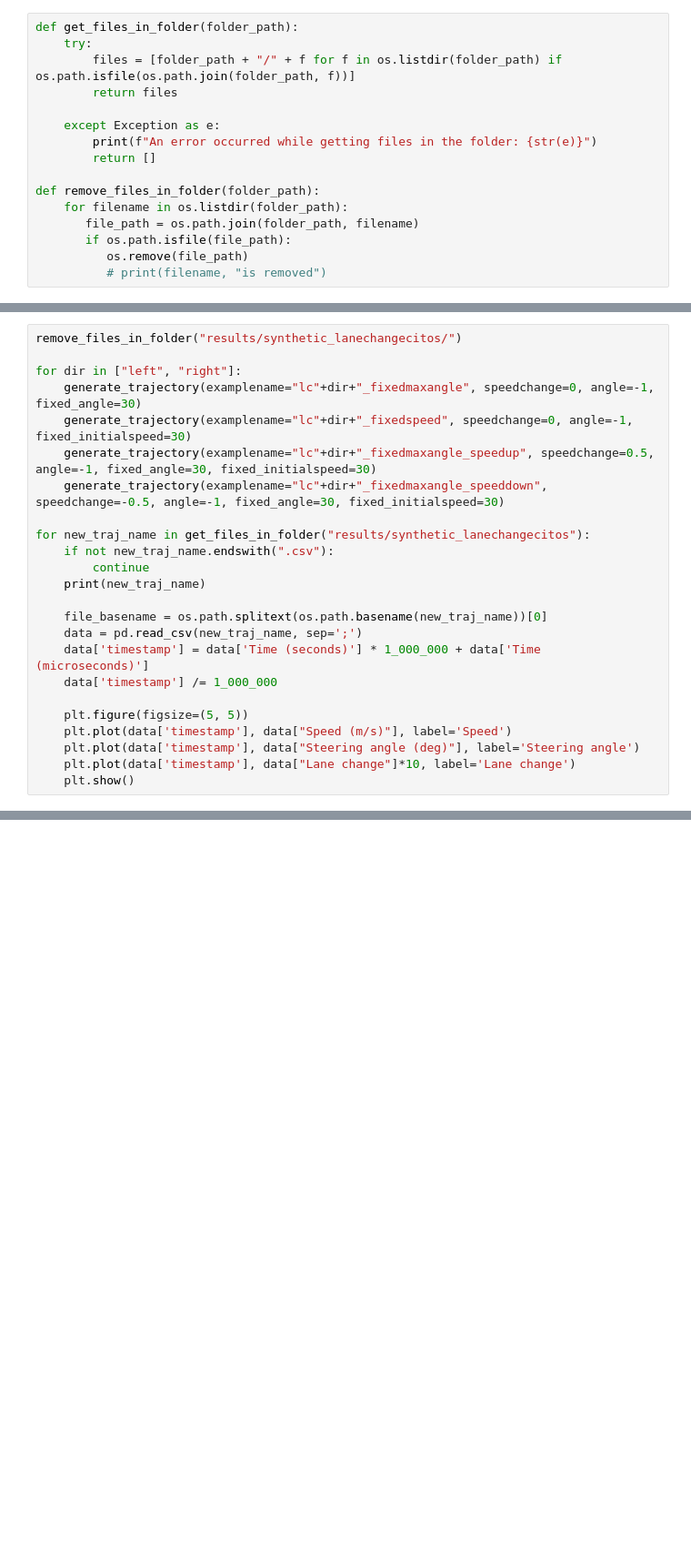
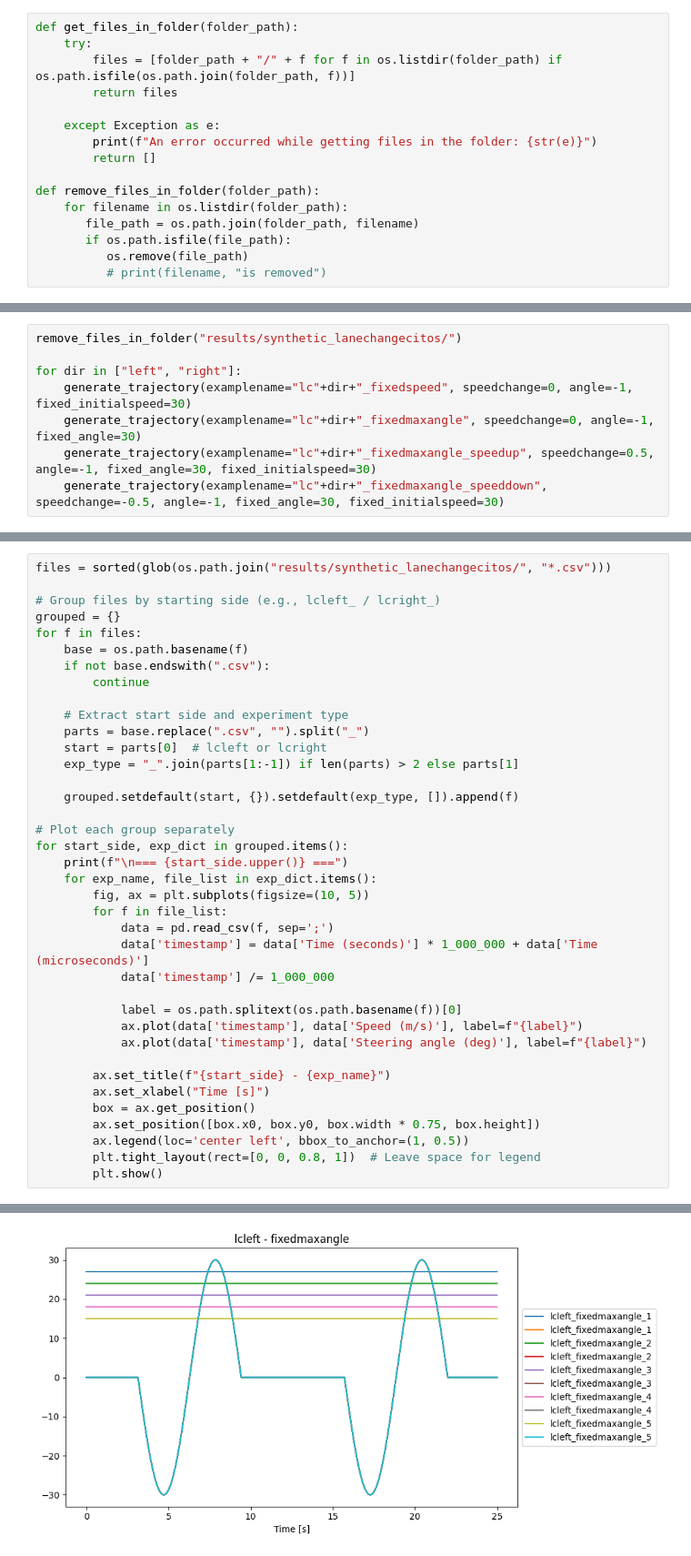
Before and after one commit to beatrizcabdan/DiverSFC, a Jupyter notebook: 251010_synthetic_trajectories_merged.ipynb, the cells around one changed output, grey strips where cells are left out. Shown at 91% size. Saved outputs shown, nothing was run; the diff lists cells and outputs as text; blank space fills up the shorter version.

Commit message:
Lane change generator added and some synthetic data

```diff
--- a/251010_synthetic_trajectories_merged.ipynb
+++ b/251010_synthetic_trajectories_merged.ipynb
@@ -61,23 +58,7 @@ def generate_trajectory(examplename="", speedchange=0, angle=-1, numexamples=5,
 remove_files_in_folder("results/synthetic_lanechangecitos/")
 
 for dir in ["left", "right"]:
+    generate_trajectory(examplename="lc"+dir+"_fixedspeed", speedchange=0, angle=-1, fixed_initialspeed=30)
     generate_trajectory(examplename="lc"+dir+"_fixedmaxangle", speedchange=0, angle=-1, fixed_angle=30)
-    generate_trajectory(examplename="lc"+dir+"_fixedspeed", speedchange=0, angle=-1, fixed_initialspeed=30)
     generate_trajectory(examplename="lc"+dir+"_fixedmaxangle_speedup", speedchange=0.5, angle=-1, fixed_angle=30, fixed_initialspeed=30)
     generate_trajectory(examplename="lc"+dir+"_fixedmaxangle_speeddown", speedchange=-0.5, angle=-1, fixed_angle=30, fixed_initialspeed=30)
-
-for new_traj_name in get_files_in_folder("results/synthetic_lanechangecitos"):
-    if not new_traj_name.endswith(".csv"):
-        continue
-    print(new_traj_name)
-
-    file_basename = os.path.splitext(os.path.basename(new_traj_name))[0]
-    data = pd.read_csv(new_traj_name, sep=';')
-    data['timestamp'] = data['Time (seconds)'] * 1_000_000 + data['Time (microseconds)']
-    data['timestamp'] /= 1_000_000
-
-    plt.figure(figsize=(5, 5))
-    plt.plot(data['timestamp'], data["Speed (m/s)"], label='Speed')
-    plt.plot(data['timestamp'], data["Steering angle (deg)"], label='Steering angle')
-    plt.plot(data['timestamp'], data["Lane change"]*10, label='Lane change')
-    plt.show()
@@ -97,0 +65,39 @@ results/synthetic_lanechangecitos/lcright_fixedmaxangle_speeddown_3.csv
+# %%
+files = sorted(glob(os.path.join("results/synthetic_lanechangecitos/", "*.csv")))
+
+# Group files by starting side (e.g., lcleft_ / lcright_)
+grouped = {}
+for f in files:
+    base = os.path.basename(f)
+    if not base.endswith(".csv"):
+        continue
+
+    # Extract start side and experiment type
+    parts = base.replace(".csv", "").split("_")
+    start = parts[0]  # lcleft or lcright
+    exp_type = "_".join(parts[1:-1]) if len(parts) > 2 else parts[1]
+
+    grouped.setdefault(start, {}).setdefault(exp_type, []).append(f)
+
+# Plot each group separately
+for start_side, exp_dict in grouped.items():
+    print(f"\n=== {start_side.upper()} ===")
+    for exp_name, file_list in exp_dict.items():
+        fig, ax = plt.subplots(figsize=(10, 5))
+        for f in file_list:
+            data = pd.read_csv(f, sep=';')
+            data['timestamp'] = data['Time (seconds)'] * 1_000_000 + data['Time (microseconds)']
+            data['timestamp'] /= 1_000_000
+
+            label = os.path.splitext(os.path.basename(f))[0]
+            ax.plot(data['timestamp'], data['Speed (m/s)'], label=f"{label}")
+            ax.plot(data['timestamp'], data['Steering angle (deg)'], label=f"{label}")
+
+        ax.set_title(f"{start_side} - {exp_name}")
+        ax.set_xlabel("Time [s]")
+        box = ax.get_position()
+        ax.set_position([box.x0, box.y0, box.width * 0.75, box.height])
+        ax.legend(loc='center left', bbox_to_anchor=(1, 0.5))
+        plt.tight_layout(rect=[0, 0, 0.8, 1])  # Leave space for legend
+        plt.show()
+# %% [output]
@@ -97,0 +105 @@ results/synthetic_lanechangecitos/lcright_fixedmaxangle_speeddown_3.csv
+[figure, added]
```
Also changed, not shown: parts of 4 cells of this notebook.
